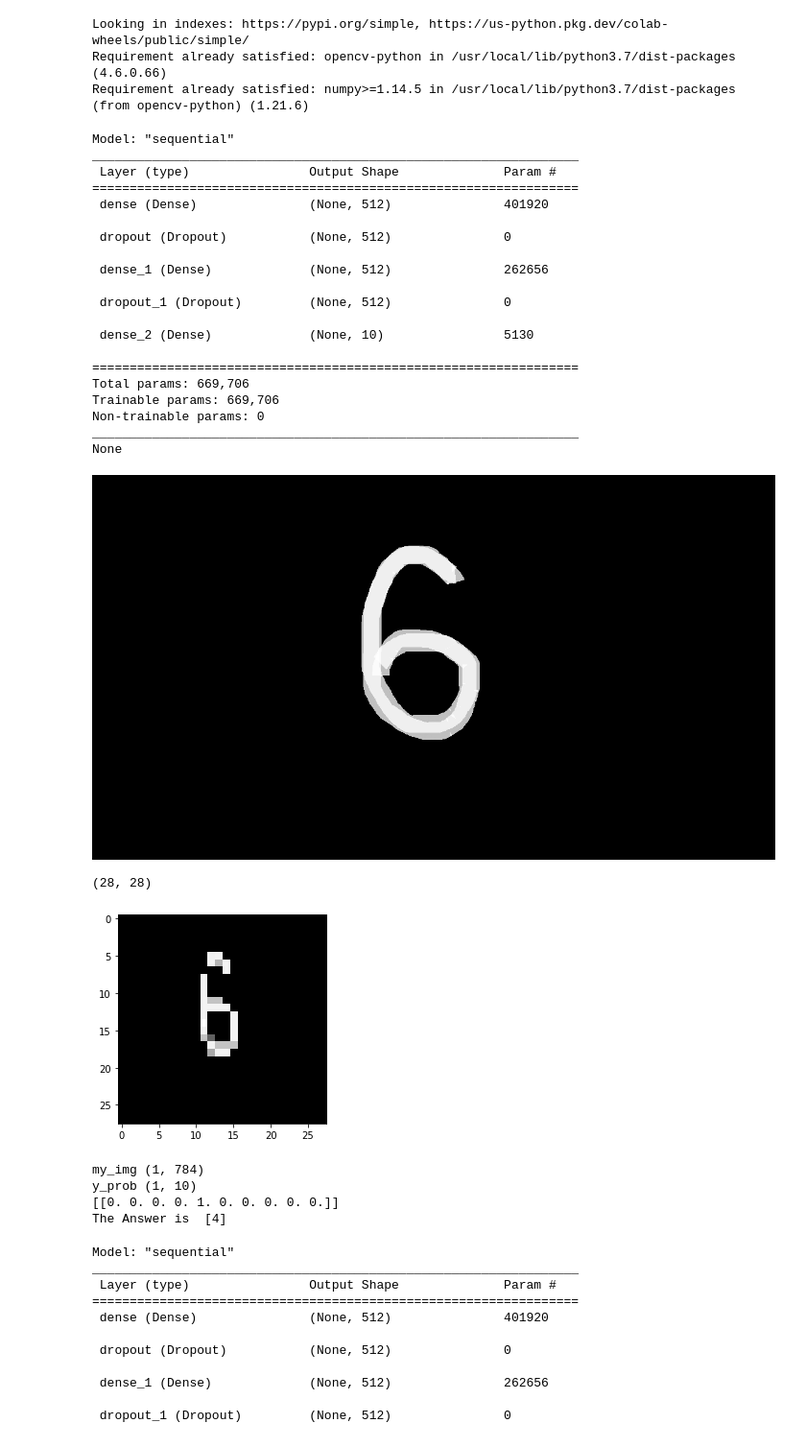
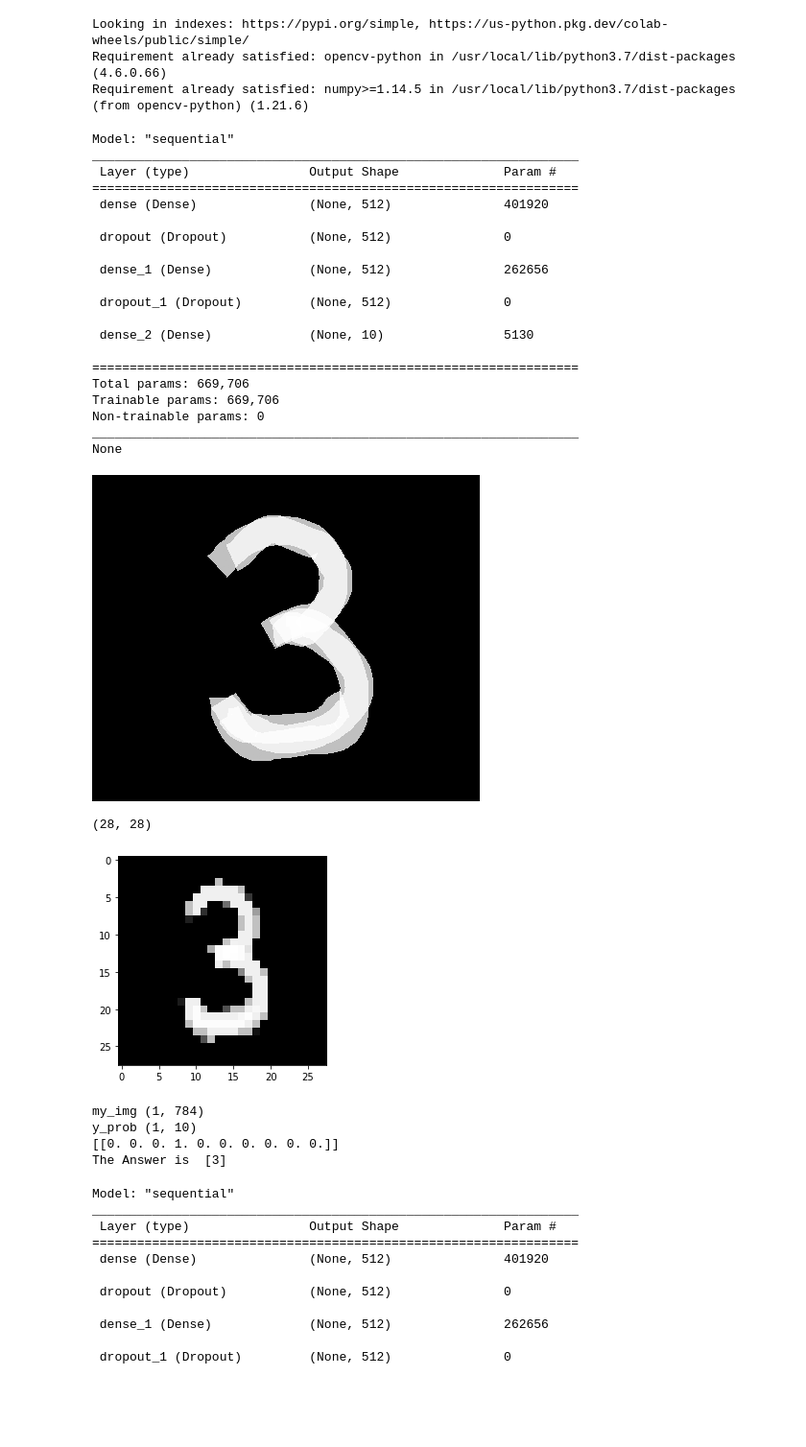
Before and after one commit to hikyle02/PolytechTest, a Jupyter notebook: Mnist220922_ipyn.ipynb, the cells around one changed output. Shown: that part at 96% size. Drawn from its saved outputs; the diff is of its cells as text; code cells hidden in the pictures; blank space fills up the shorter version.

Commit message:
Colaboratory를 통해 생성됨

```diff
--- a/Mnist220922_ipyn.ipynb
+++ b/Mnist220922_ipyn.ipynb
@@ -111,7 +111,7 @@ import cv2  #install opencv-python
 
 
 
-my_img = cv2.imread('/content/drive/MyDrive/Colab Notebooks/six.png', cv2.IMREAD_UNCHANGED) #이미지 읽어옴
+my_img = cv2.imread('/content/drive/MyDrive/Colab Notebooks/SAM.png', cv2.IMREAD_UNCHANGED) #이미지 읽어옴
 
 # #/content/drive/MyDrive/Colab Notebooks/3.png
 
@@ -139,40 +139,40 @@ y_prob = model.predict(my_img)
 print("y_prob" , y_prob.shape)
 
 print(y_prob)
 
 pred = y_prob.argmax(axis=-1)
 
 
 
 print("The Answer is ", pred)
 # %% [output]
 Model: "sequential"
 _________________________________________________________________
  Layer (type)                Output Shape              Param #
 =================================================================
  dense (Dense)               (None, 512)               401920
 
  dropout (Dropout)           (None, 512)               0
 
  dense_1 (Dense)             (None, 512)               262656
 
  dropout_1 (Dropout)         (None, 512)               0
 
  dense_2 (Dense)             (None, 10)                5130
 
 =================================================================
 Total params: 669,706
 Trainable params: 669,706
 Non-trainable params: 0
 _________________________________________________________________
 None
-[figure, old version]
+[figure, new version]
 (28, 28)
-[figure, old version]
+[figure, new version]
 my_img (1, 784)
 y_prob (1, 10)
-[[0. 0. 0. 0. 1. 0. 0. 0. 0. 0.]]
-The Answer is  [4]
+[[0. 0. 0. 1. 0. 0. 0. 0. 0. 0.]]
+The Answer is  [3]
 # %%
 #학습된 모델 불러오기 & 나의 숫자 predict.
 from keras.models import load_model
```
